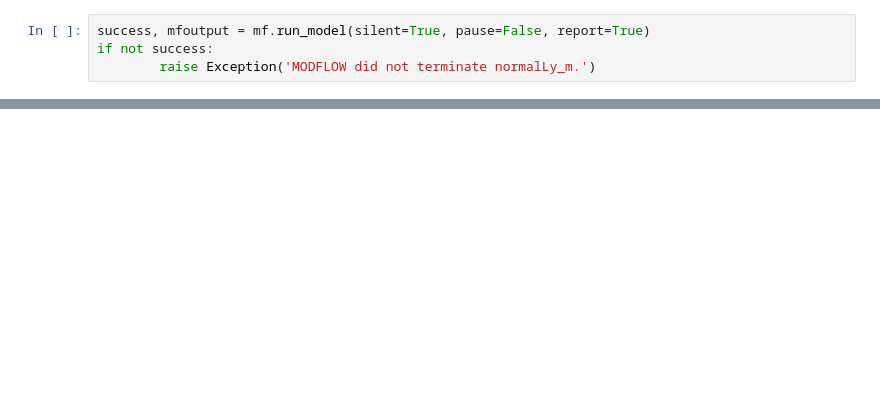
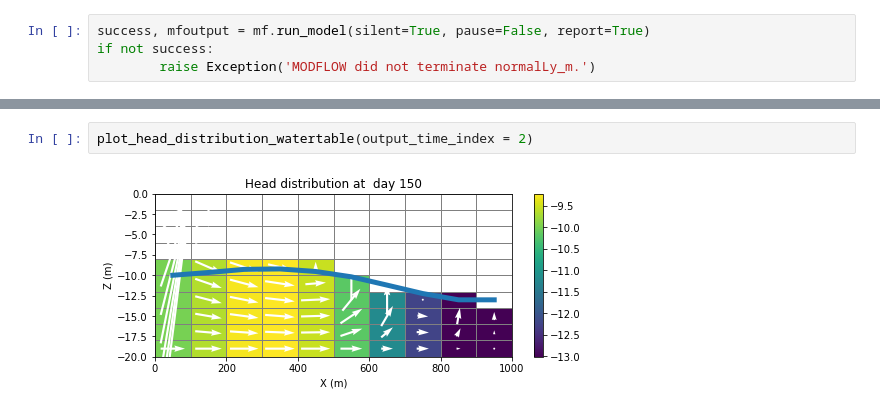
Before and after one commit to chenmingzhang/CIVI4140_UQ, a Jupyter notebook: Q1_flopy/Q1_notebook_notation_update_3.ipynb, the cells around one changed output, grey strips where cells are left out. Saved outputs shown, nothing was run; the diff lists cells and outputs as text; blank space fills up the shorter version.

```diff
--- a/Q1_flopy/Q1_notebook_notation_update_3.ipynb
+++ b/Q1_flopy/Q1_notebook_notation_update_3.ipynb
@@ -323,0 +216,4 @@ modeLx_msect.plot_vector(qx, qy, -qz, color="white", kstep=1, hstep=1)
+# %%
+plot_head_distribution_watertable(output_time_index = 2)
+# %% [output]
+[figure, added]
```
Also changed, not shown: parts of 42 cells of this notebook.
